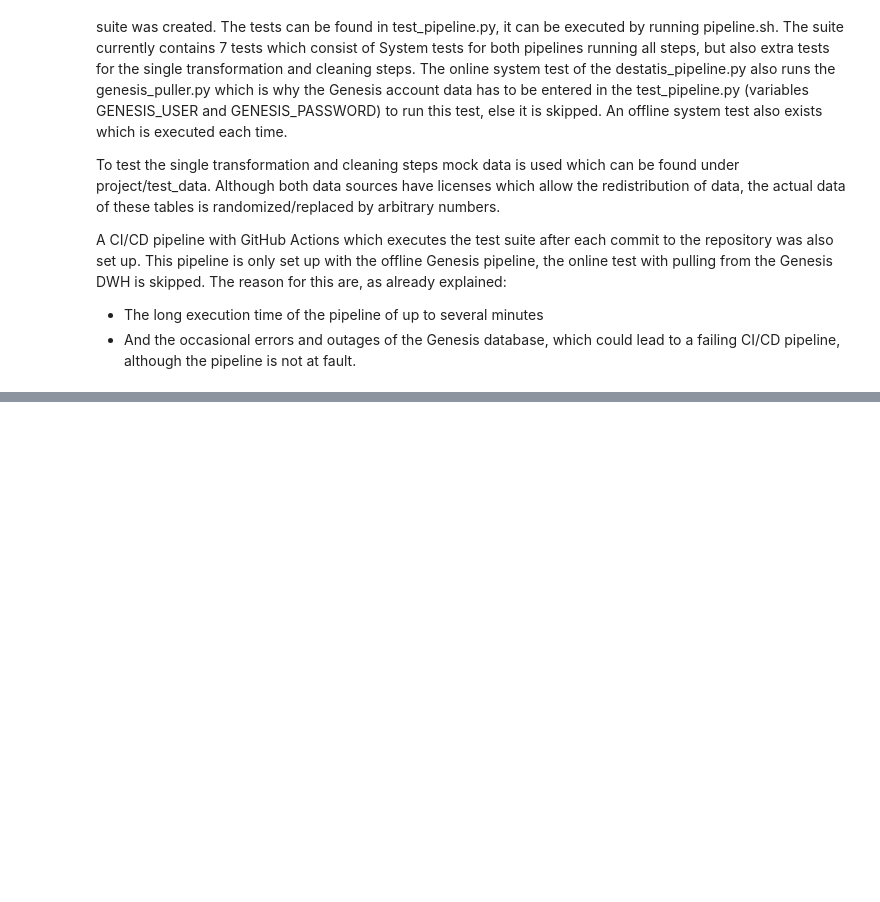
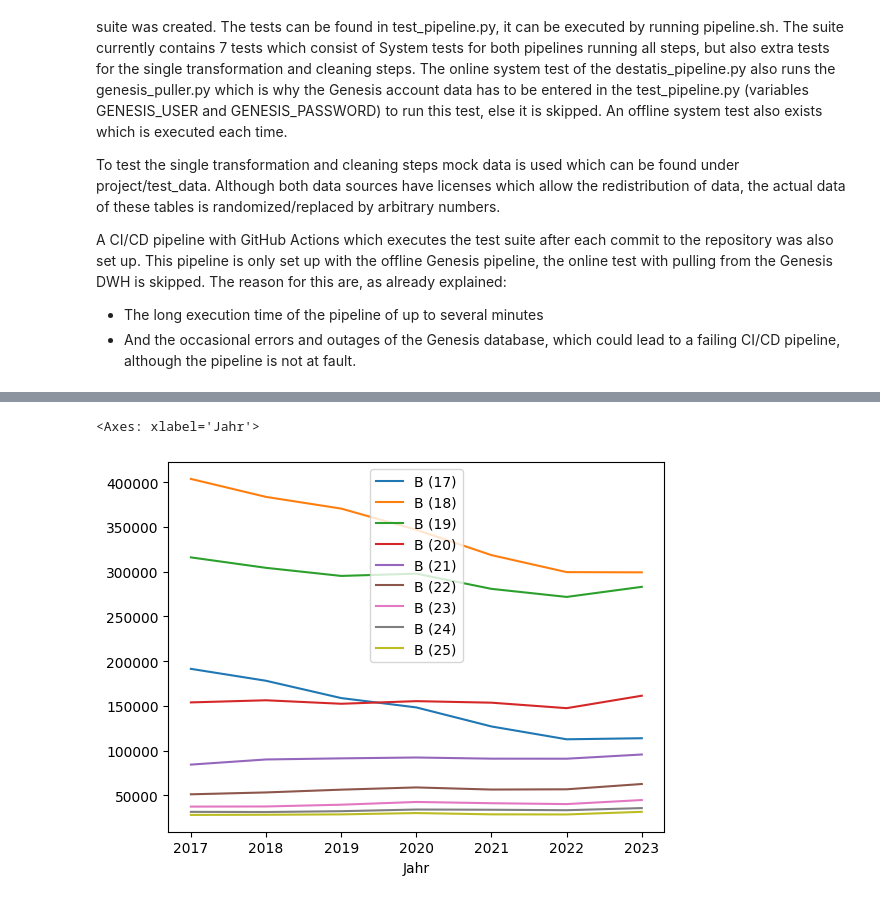
Before and after one commit to Domi020/made, a Jupyter notebook: project/report.ipynb, the cells around one changed output, grey strips where cells are left out. Saved outputs shown, nothing was run; the diff lists cells and outputs as text; code cells hidden in the pictures; blank space fills up the shorter version.

```diff
--- a/project/report.ipynb
+++ b/project/report.ipynb
@@ -76,0 +127,14 @@ A CI/CD pipeline with GitHub Actions which executes the test suite after each co
+# %%
+ax = a.plot(y=["B (17)"])
+ax = b.plot(y=["B (18)"], ax=ax)
+ax = c.plot(y=["B (19)"], ax=ax)
+ax = d.plot(y=["B (20)"], ax=ax)
+ax = e.plot(y=["B (21)"], ax=ax)
+ax = f.plot(y=["B (22)"], ax=ax)
+ax = g.plot(y=["B (23)"], ax=ax)
+ax = h.plot(y=["B (24)"], ax=ax)
+ax = i.plot(y=["B (25)"], ax=ax)
+ax
+# %% [output]
+<Axes: xlabel='Jahr'>
+[figure, added]
```
Also changed, not shown: parts of 6 cells of this notebook.
